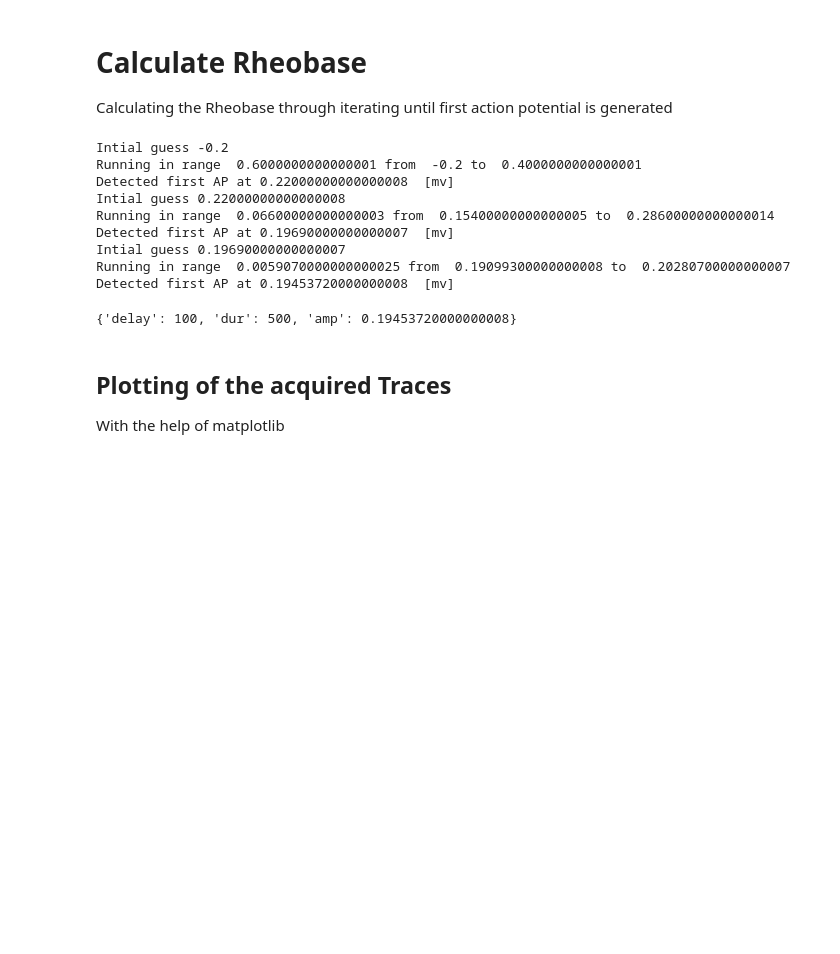
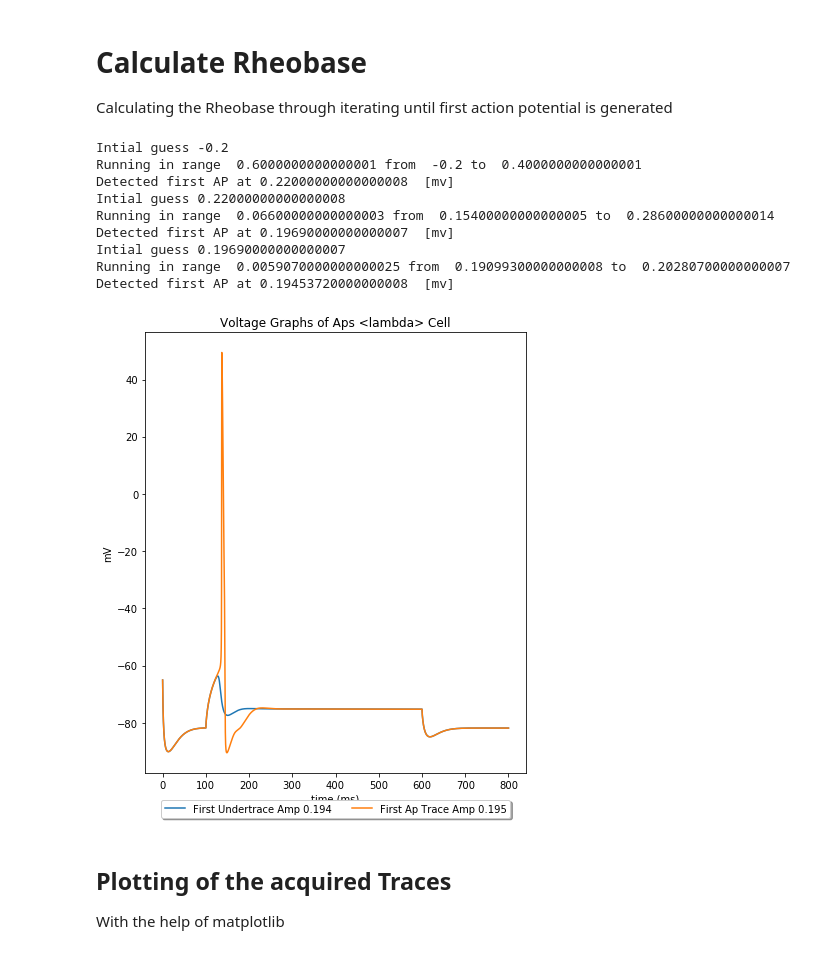
Before and after one commit to jhnnsrs/layer5-pyramidal-model, a Jupyter notebook: notebooks/Hallermann - Rheobase.ipynb, the cells around one changed output. Cells and saved outputs as stored; diff of their text form; code cells hidden in the pictures; blank space fills up the shorter version.

```diff
--- a/notebooks/Hallermann - Rheobase.ipynb
+++ b/notebooks/Hallermann - Rheobase.ipynb
@@ -14,16 +14,18 @@ cellbuilder = lambda: iteration2.SPI6(config)
 
 Calculating the Rheobase through iterating until first action potential is generated
 # %%
-from helpers.rheobase import *
-
-overparams, underparams = calculateRheobase(cellbuilder)
+from helpers import rheobase
+from importlib import reload
+reload(rheobase)
+undertrace, overtrace = rheobase.calculateRheobase(cellbuilder, precisiondigits=3)
 # %% [output]
 Intial guess -0.2
 Running in range  0.6000000000000001 from  -0.2 to  0.4000000000000001
 Detected first AP at 0.22000000000000008  [mv]
 Intial guess 0.22000000000000008
 Running in range  0.06600000000000003 from  0.15400000000000005 to  0.28600000000000014
 Detected first AP at 0.19690000000000007  [mv]
 Intial guess 0.19690000000000007
 Running in range  0.0059070000000000025 from  0.19099300000000008 to  0.20280700000000007
 Detected first AP at 0.19453720000000008  [mv]
+[figure, added]
@@ -35,7 +32,3 @@ overtrace = stimulate(cellbuilder, overparams)
-# %%
-overparams
-# %% [output]
-{'delay': 100, 'dur': 500, 'amp': 0.19453720000000008}
 # %% [markdown]
 ## Plotting of the acquired Traces
 
```
Also changed, not shown: parts of 1 cell of this notebook, 9 other files.
